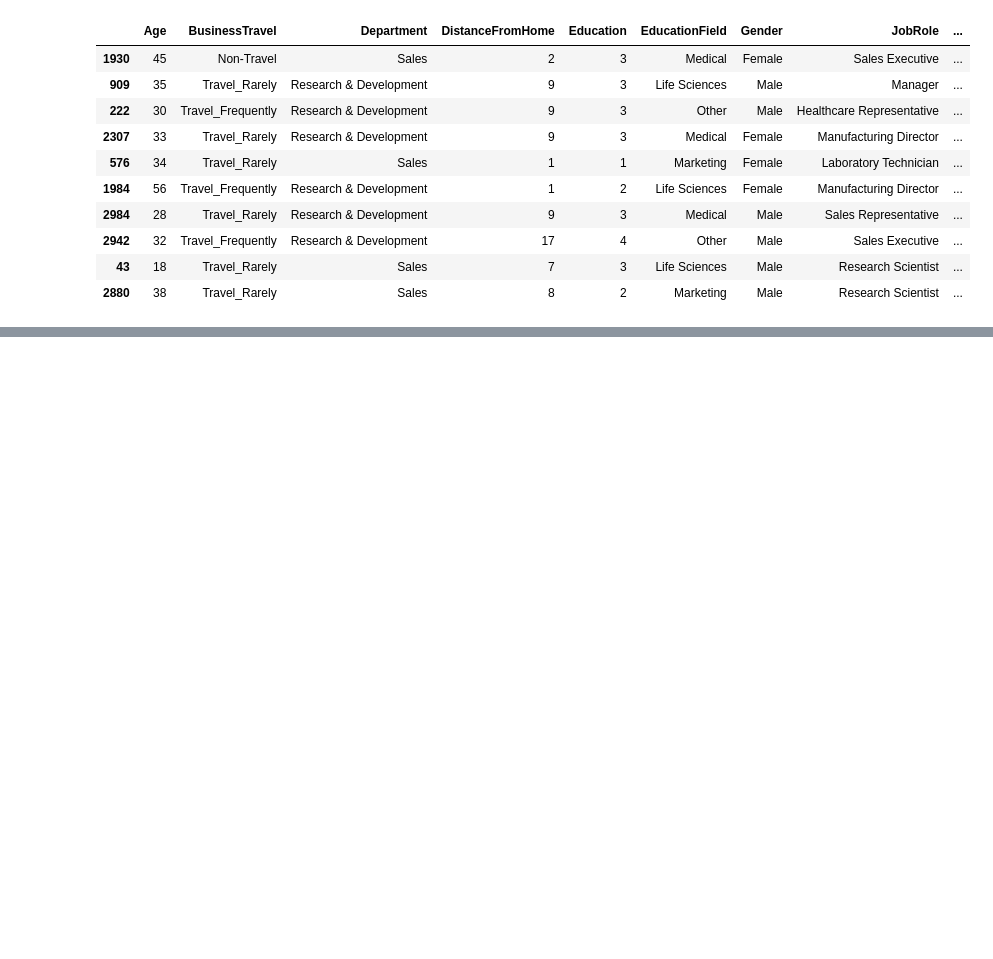
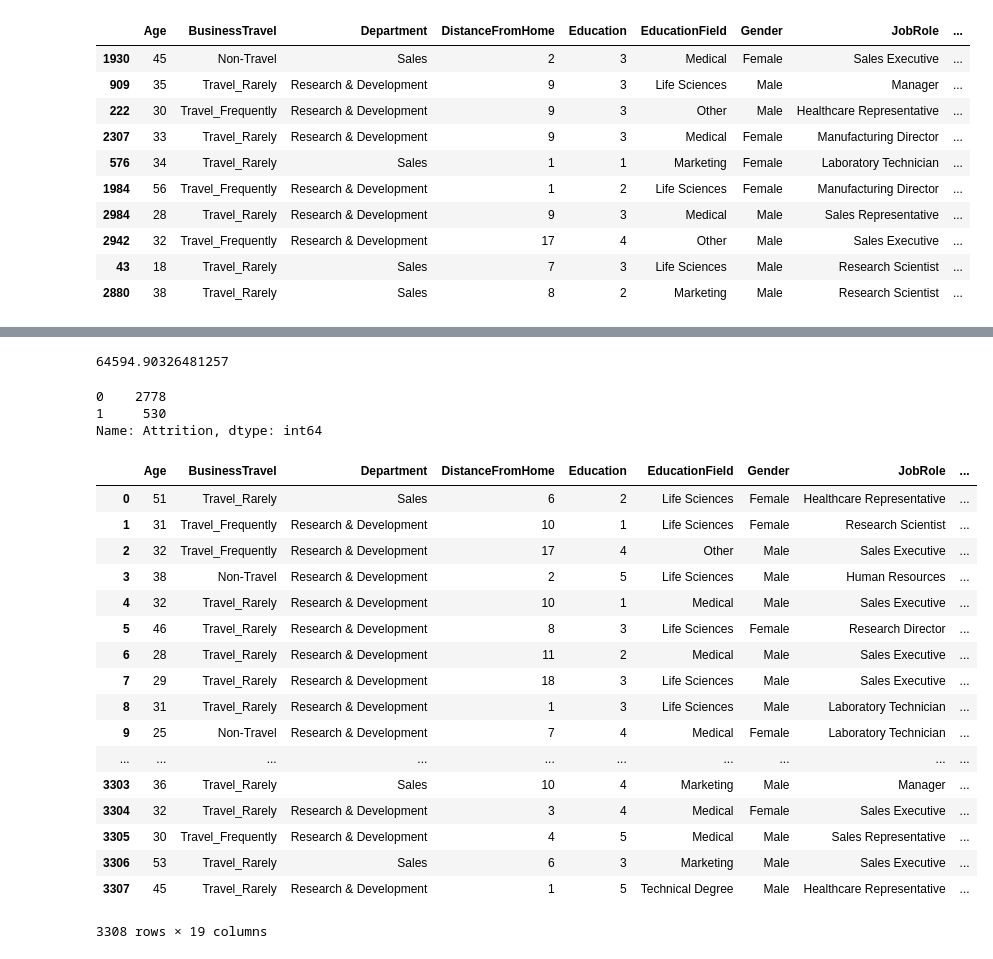
Before and after one commit to devourers/nn-semester, a Jupyter notebook: seminar1.ipynb, the cells around one changed output, grey strips where cells are left out. Drawn from its saved outputs; the diff is of its cells as text; code cells hidden in the pictures; blank space fills up the shorter version.

```diff
--- a/seminar1.ipynb
+++ b/seminar1.ipynb
@@ -26,0 +132,4 @@ training_data.sample(10, random_state=123)
+# %%
+training_data['MonthlyIncome'].mean()
+# %% [output]
+64594.90326481257
@@ -26,0 +138,32 @@ training_data.sample(10, random_state=123)
+# %%
+target_var = 'Attrition'
+# %%
+training_values = training_data[target_var]
+training_values.value_counts()
+# %% [output]
+0    2778
+1     530
+Name: Attrition, dtype: int64
+# %%
+training_points = training_data.drop(target_var, axis = 1)
+# %%
+training_points
+# %% [output]
+|  | Age | BusinessTravel | Department | DistanceFromHome | Education | EducationField | Gender | JobRole | ... |
+| 0 | 51 | Travel_Rarely | Sales | 6 | 2 | Life Sciences | Female | Healthcare Representative | ... |
+| 1 | 31 | Travel_Frequently | Research & Development | 10 | 1 | Life Sciences | Female | Research Scientist | ... |
+| 2 | 32 | Travel_Frequently | Research & Development | 17 | 4 | Other | Male | Sales Executive | ... |
+| 3 | 38 | Non-Travel | Research & Development | 2 | 5 | Life Sciences | Male | Human Resources | ... |
+| 4 | 32 | Travel_Rarely | Research & Development | 10 | 1 | Medical | Male | Sales Executive | ... |
+| 5 | 46 | Travel_Rarely | Research & Development | 8 | 3 | Life Sciences | Female | Research Director | ... |
+| 6 | 28 | Travel_Rarely | Research & Development | 11 | 2 | Medical | Male | Sales Executive | ... |
+| 7 | 29 | Travel_Rarely | Research & Development | 18 | 3 | Life Sciences | Male | Sales Executive | ... |
+| 8 | 31 | Travel_Rarely | Research & Development | 1 | 3 | Life Sciences | Male | Laboratory Technician | ... |
+| 9 | 25 | Non-Travel | Research & Development | 7 | 4 | Medical | Female | Laboratory Technician | ... |
+| ... | ... | ... | ... | ... | ... | ... | ... | ... | ... |
+| 3303 | 36 | Travel_Rarely | Sales | 10 | 4 | Marketing | Male | Manager | ... |
+| 3304 | 32 | Travel_Rarely | Research & Development | 3 | 4 | Medical | Female | Sales Executive | ... |
+| 3305 | 30 | Travel_Frequently | Research & Development | 4 | 5 | Medical | Male | Sales Representative | ... |
+| 3306 | 53 | Travel_Rarely | Sales | 6 | 3 | Marketing | Male | Sales Executive | ... |
+| 3307 | 45 | Travel_Rarely | Research & Development | 1 | 5 | Technical Degree | Male | Healthcare Representative | ... |
+3308 rows × 19 columns
```
Also changed, not shown: parts of 15 cells of this notebook.
